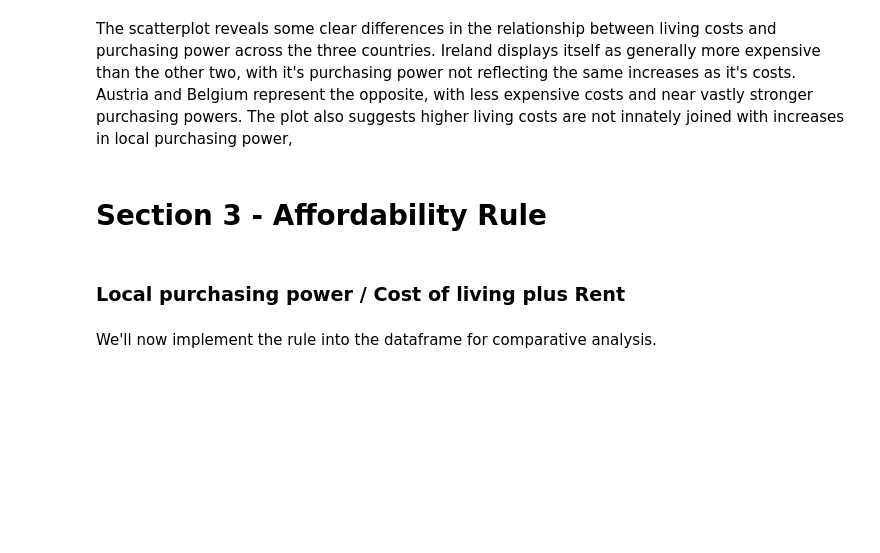
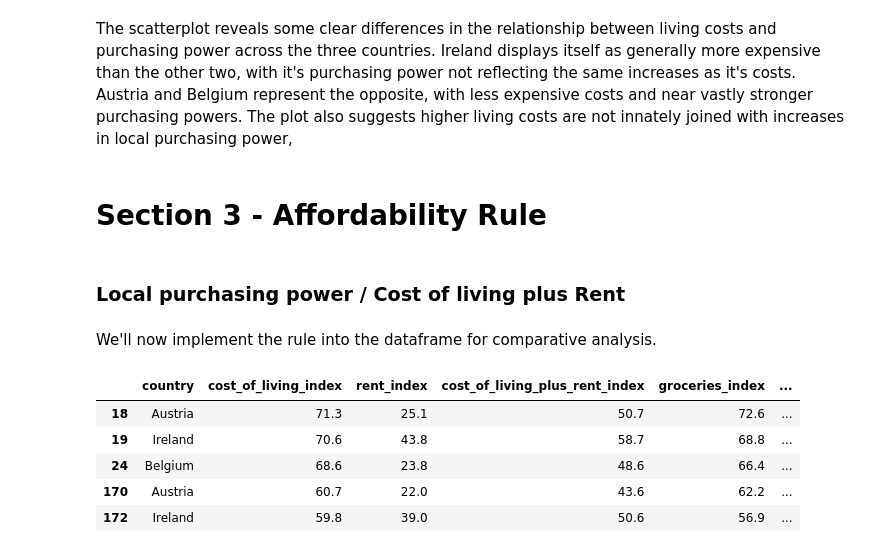
Before and after one commit to 13NateMate37/Hackathon26_Economy_in_UK, a Jupyter notebook: jupyter_notebooks/Nate_EDA.ipynb, the cells around one changed output. Drawn from its saved outputs; the diff is of its cells as text; code cells hidden in the pictures; blank space fills up the shorter version.

```diff
--- a/jupyter_notebooks/Nate_EDA.ipynb
+++ b/jupyter_notebooks/Nate_EDA.ipynb
@@ -237,3 +237,18 @@ The scatterplot reveals some clear differences in the relationship between livin
 ### Local purchasing power / Cost of living plus Rent
 # %% [markdown]
 We'll now implement the rule into the dataframe for comparative analysis.
+# %%
+# Creating the rule
+my_df["affordability_rule"] = (
+    my_df["local_purchasing_power_index"] / my_df["cost_of_living_plus_rent_index"]
+)
+
+# Verify the change
+my_df.head(5)
+# %% [output]
+|  | country | cost_of_living_index | rent_index | cost_of_living_plus_rent_index | groceries_index | ... |
+| 18 | Austria | 71.3 | 25.1 | 50.7 | 72.6 | ... |
+| 19 | Ireland | 70.6 | 43.8 | 58.7 | 68.8 | ... |
+| 24 | Belgium | 68.6 | 23.8 | 48.6 | 66.4 | ... |
+| 170 | Austria | 60.7 | 22.0 | 43.6 | 62.2 | ... |
+| 172 | Ireland | 59.8 | 39.0 | 50.6 | 56.9 | ... |
```
Also changed, not shown: parts of 2 cells of this notebook.
